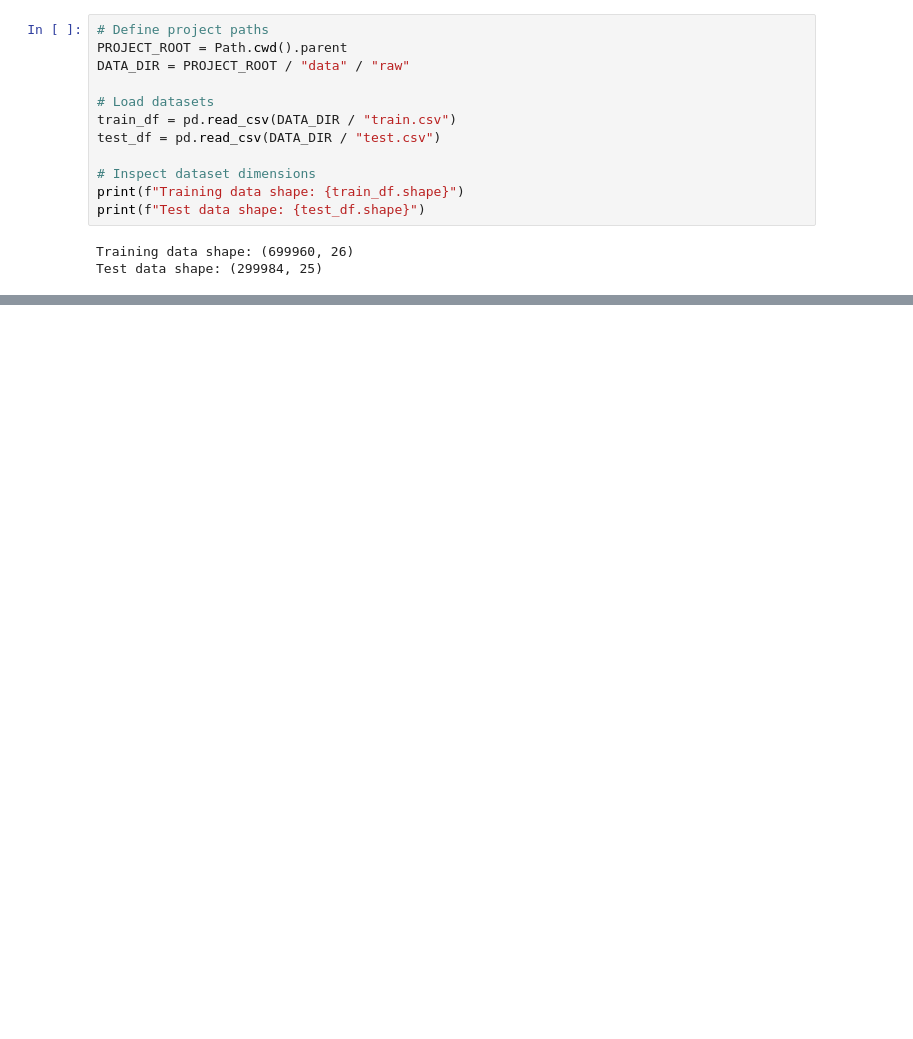
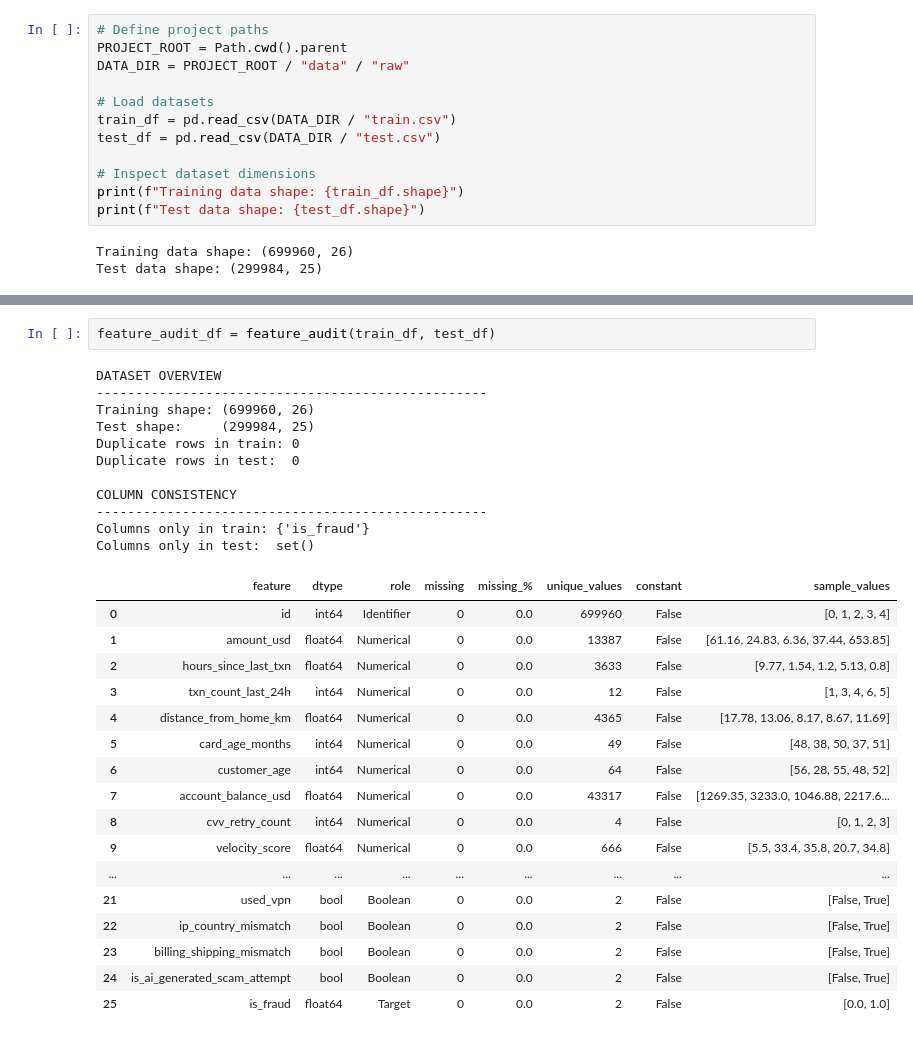
Before and after one commit to PravinMaleya/credit-card-fraud-detection, a Jupyter notebook: notebooks/03_feature_engineering.ipynb, the cells around one changed output, grey strips where cells are left out. Cells and saved outputs as stored; diff of their text form; blank space fills up the shorter version.

```diff
--- a/notebooks/03_feature_engineering.ipynb
+++ b/notebooks/03_feature_engineering.ipynb
@@ -39,0 +109,31 @@ Test data shape: (299984, 25)
+# %%
+feature_audit_df = feature_audit(train_df, test_df)
+# %% [output]
+DATASET OVERVIEW
+--------------------------------------------------
+Training shape: (699960, 26)
+Test shape:     (299984, 25)
+Duplicate rows in train: 0
+Duplicate rows in test:  0
+
+COLUMN CONSISTENCY
+--------------------------------------------------
+Columns only in train: {'is_fraud'}
+Columns only in test:  set()
+|  | feature | dtype | role | missing | missing_% | unique_values | constant | sample_values |
+| 0 | id | int64 | Identifier | 0 | 0.0 | 699960 | False | [0, 1, 2, 3, 4] |
+| 1 | amount_usd | float64 | Numerical | 0 | 0.0 | 13387 | False | [61.16, 24.83, 6.36, 37.44, 653.85] |
+| 2 | hours_since_last_txn | float64 | Numerical | 0 | 0.0 | 3633 | False | [9.77, 1.54, 1.2, 5.13, 0.8] |
+| 3 | txn_count_last_24h | int64 | Numerical | 0 | 0.0 | 12 | False | [1, 3, 4, 6, 5] |
+| 4 | distance_from_home_km | float64 | Numerical | 0 | 0.0 | 4365 | False | [17.78, 13.06, 8.17, 8.67, 11.69] |
+| 5 | card_age_months | int64 | Numerical | 0 | 0.0 | 49 | False | [48, 38, 50, 37, 51] |
+| 6 | customer_age | int64 | Numerical | 0 | 0.0 | 64 | False | [56, 28, 55, 48, 52] |
+| 7 | account_balance_usd | float64 | Numerical | 0 | 0.0 | 43317 | False | [1269.35, 3233.0, 1046.88, 2217.6... |
+| 8 | cvv_retry_count | int64 | Numerical | 0 | 0.0 | 4 | False | [0, 1, 2, 3] |
+| 9 | velocity_score | float64 | Numerical | 0 | 0.0 | 666 | False | [5.5, 33.4, 35.8, 20.7, 34.8] |
+| ... | ... | ... | ... | ... | ... | ... | ... | ... |
+| 21 | used_vpn | bool | Boolean | 0 | 0.0 | 2 | False | [False, True] |
+| 22 | ip_country_mismatch | bool | Boolean | 0 | 0.0 | 2 | False | [False, True] |
+| 23 | billing_shipping_mismatch | bool | Boolean | 0 | 0.0 | 2 | False | [False, True] |
+| 24 | is_ai_generated_scam_attempt | bool | Boolean | 0 | 0.0 | 2 | False | [False, True] |
+| 25 | is_fraud | float64 | Target | 0 | 0.0 | 2 | False | [0.0, 1.0] |
```
Also changed, not shown: parts of 46 cells of this notebook.
